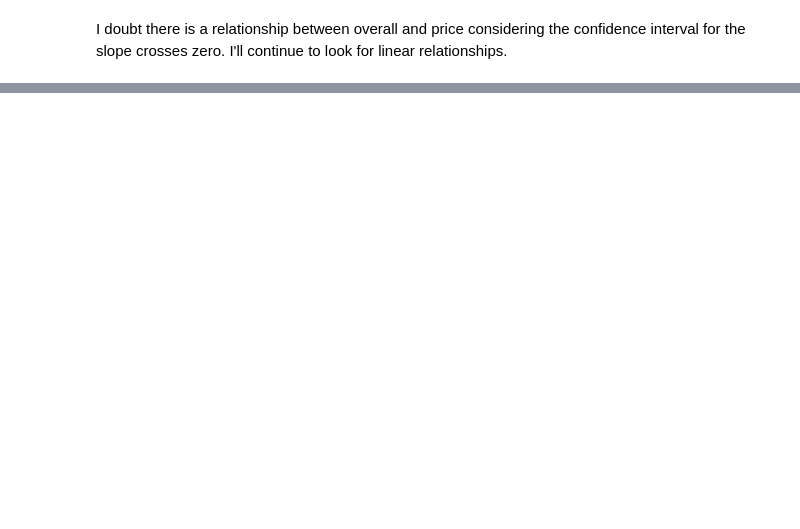
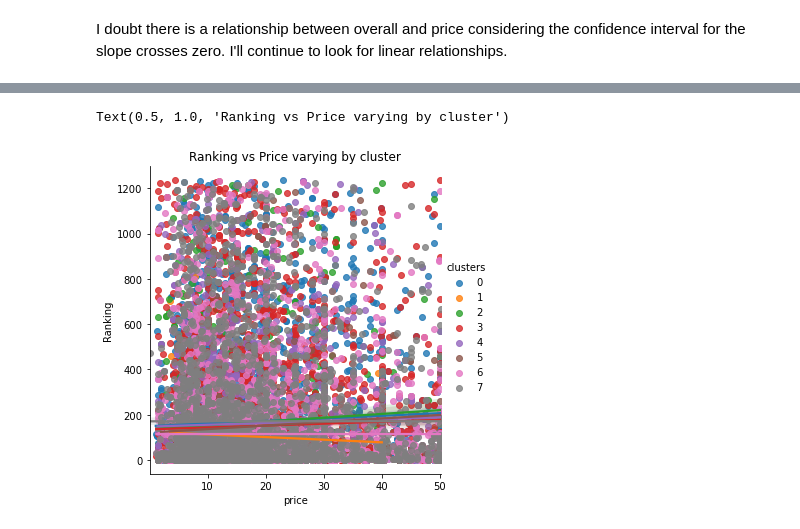
Before and after one commit to michaeltrent/Code_Samples, a Jupyter notebook: Amazon_Product_Review_EDA.ipynb, the cells around one changed output, grey strips where cells are left out. Saved outputs shown, nothing was run; the diff lists cells and outputs as text; code cells hidden in the pictures; blank space fills up the shorter version.

```diff
--- a/Amazon_Product_Review_EDA.ipynb
+++ b/Amazon_Product_Review_EDA.ipynb
@@ -318,0 +334,14 @@ sns.regplot(x = 'ratingPrice', y = 'Ranking', data = rev)
+# %%
+#I'll plan to use 8 clusters. Now I need to generate the features and append them to the dataframe.
+kmeans = KMeans(n_clusters = 8)
+kmeans.fit(xClf)
+clusters = kmeans.predict(xClf)
+df['clusters'] = clusters
+# %%
+#Now I'll look for interaction terms using the clusters.
+#If the slopes or intercepts vary by cluster for ranking vs the other continuous variables then there are likely interactions
+sns.lmplot(x = 'price', y = 'Ranking', hue = 'clusters', data = df)
+plt.title('Ranking vs Price varying by cluster')
+# %% [output]
+Text(0.5, 1.0, 'Ranking vs Price varying by cluster')
+[figure, added]
```
Also changed, not shown: parts of 27 cells of this notebook.
